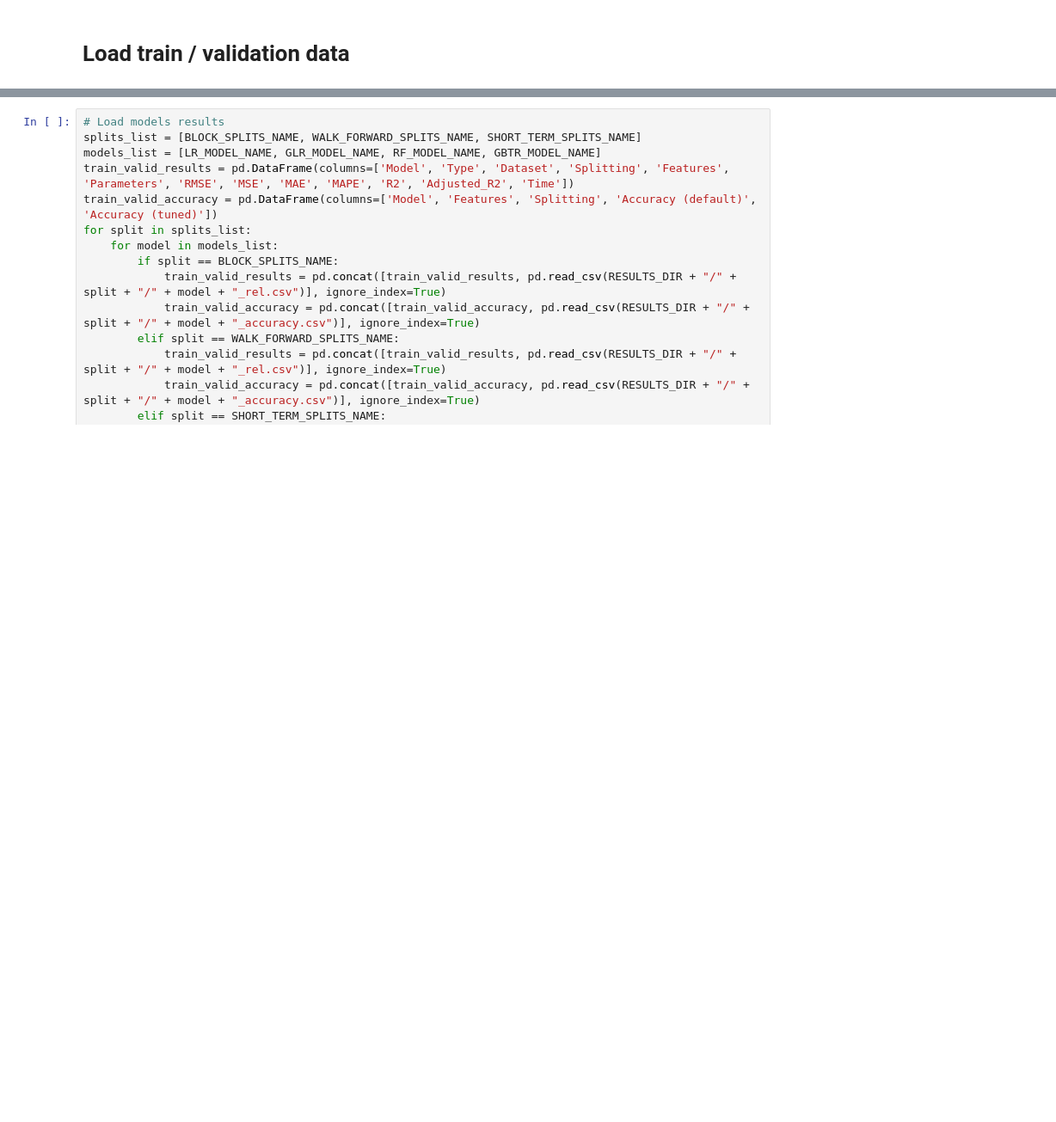
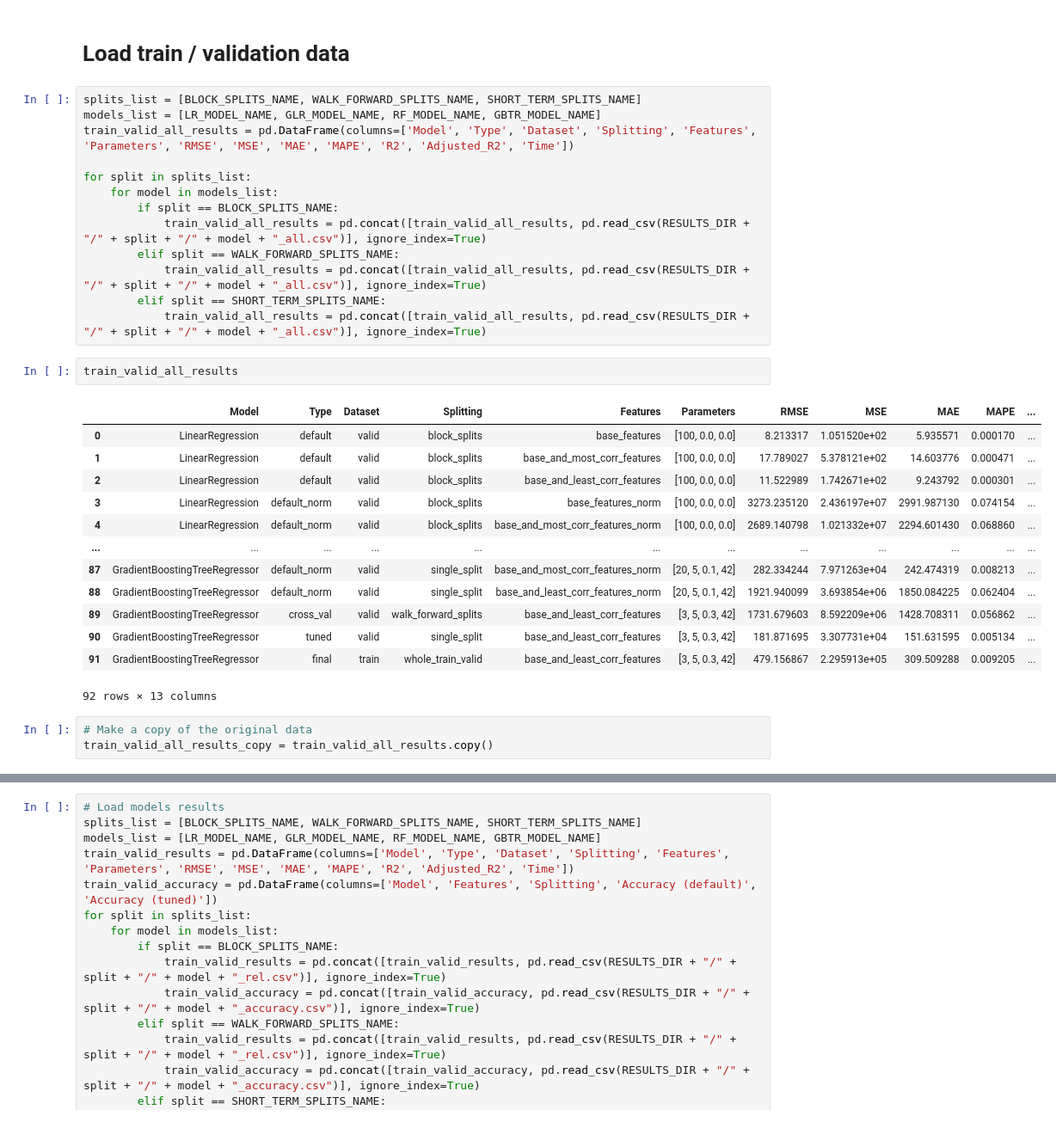
Before and after one commit to CorsiDanilo/bitcoin-price-prediction-with-pyspark, a Jupyter notebook: notebooks/6-final-scores.ipynb, the cells around one changed output, grey strips where cells are left out. Shown: that part at 86% size. Cells and saved outputs as stored; diff of their text form; blank space fills up the shorter version.

```diff
--- a/notebooks/6-final-scores.ipynb
+++ b/notebooks/6-final-scores.ipynb
@@ -182,3 +194,35 @@ final_scores_utilities.dataset_info(df)
  |-- next-market-price: double (nullable = true)
 # %% [markdown]
 # Load train / validation data
+# %%
+splits_list = [BLOCK_SPLITS_NAME, WALK_FORWARD_SPLITS_NAME, SHORT_TERM_SPLITS_NAME]
+models_list = [LR_MODEL_NAME, GLR_MODEL_NAME, RF_MODEL_NAME, GBTR_MODEL_NAME]
+train_valid_all_results = pd.DataFrame(columns=['Model', 'Type', 'Dataset', 'Splitting', 'Features', 'Parameters', 'RMSE', 'MSE', 'MAE', 'MAPE', 'R2', 'Adjusted_R2', 'Time'])
+
+for split in splits_list:
+    for model in models_list:
+        if split == BLOCK_SPLITS_NAME:
+            train_valid_all_results = pd.concat([train_valid_all_results, pd.read_csv(RESULTS_DIR + "/" + split + "/" + model + "_all.csv")], ignore_index=True)
+        elif split == WALK_FORWARD_SPLITS_NAME:
+            train_valid_all_results = pd.concat([train_valid_all_results, pd.read_csv(RESULTS_DIR + "/" + split + "/" + model + "_all.csv")], ignore_index=True)
+        elif split == SHORT_TERM_SPLITS_NAME:
+            train_valid_all_results = pd.concat([train_valid_all_results, pd.read_csv(RESULTS_DIR + "/" + split + "/" + model + "_all.csv")], ignore_index=True)
+# %%
+train_valid_all_results
+# %% [output]
+|  | Model | Type | Dataset | Splitting | Features | Parameters | RMSE | MSE | MAE | MAPE | ... |
+| 0 | LinearRegression | default | valid | block_splits | base_features | [100, 0.0, 0.0] | 8.213317 | 1.051520e+02 | 5.935571 | 0.000170 | ... |
+| 1 | LinearRegression | default | valid | block_splits | base_and_most_corr_features | [100, 0.0, 0.0] | 17.789027 | 5.378121e+02 | 14.603776 | 0.000471 | ... |
+| 2 | LinearRegression | default | valid | block_splits | base_and_least_corr_features | [100, 0.0, 0.0] | 11.522989 | 1.742671e+02 | 9.243792 | 0.000301 | ... |
+| 3 | LinearRegression | default_norm | valid | block_splits | base_features_norm | [100, 0.0, 0.0] | 3273.235120 | 2.436197e+07 | 2991.987130 | 0.074154 | ... |
+| 4 | LinearRegression | default_norm | valid | block_splits | base_and_most_corr_features_norm | [100, 0.0, 0.0] | 2689.140798 | 1.021332e+07 | 2294.601430 | 0.068860 | ... |
+| ... | ... | ... | ... | ... | ... | ... | ... | ... | ... | ... | ... |
+| 87 | GradientBoostingTreeRegressor | default_norm | valid | single_split | base_and_most_corr_features_norm | [20, 5, 0.1, 42] | 282.334244 | 7.971263e+04 | 242.474319 | 0.008213 | ... |
+| 88 | GradientBoostingTreeRegressor | default_norm | valid | single_split | base_and_least_corr_features_norm | [20, 5, 0.1, 42] | 1921.940099 | 3.693854e+06 | 1850.084225 | 0.062404 | ... |
+| 89 | GradientBoostingTreeRegressor | cross_val | valid | walk_forward_splits | base_and_least_corr_features | [3, 5, 0.3, 42] | 1731.679603 | 8.592209e+06 | 1428.708311 | 0.056862 | ... |
+| 90 | GradientBoostingTreeRegressor | tuned | valid | single_split | base_and_least_corr_features | [3, 5, 0.3, 42] | 181.871695 | 3.307731e+04 | 151.631595 | 0.005134 | ... |
+| 91 | GradientBoostingTreeRegressor | final | train | whole_train_valid | base_and_least_corr_features | [3, 5, 0.3, 42] | 479.156867 | 2.295913e+05 | 309.509288 | 0.009205 | ... |
+92 rows × 13 columns
+# %%
+# Make a copy of the original data
+train_valid_all_results_copy = train_valid_all_results.copy()
```
Also changed, not shown: parts of 12 cells of this notebook, 1 other file.
